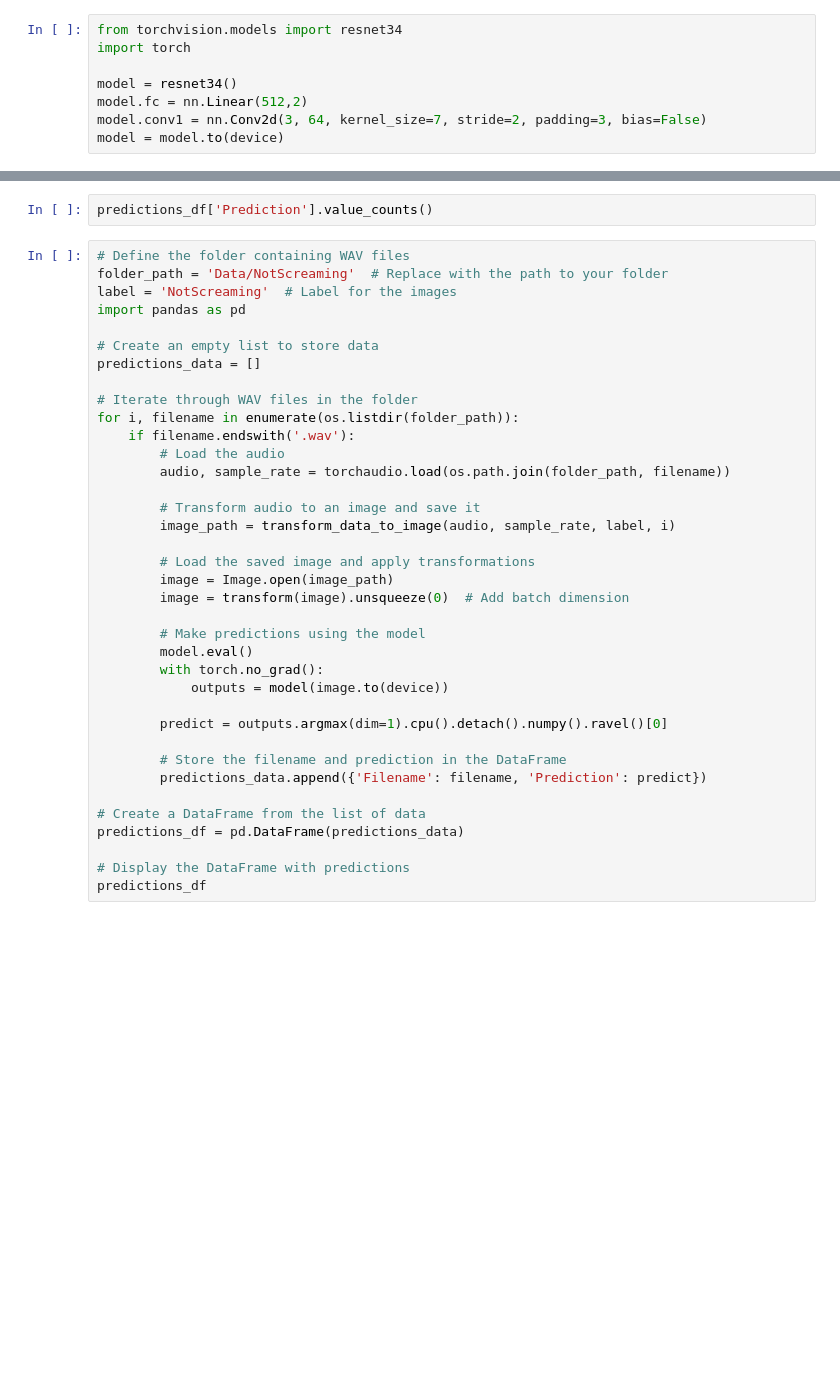
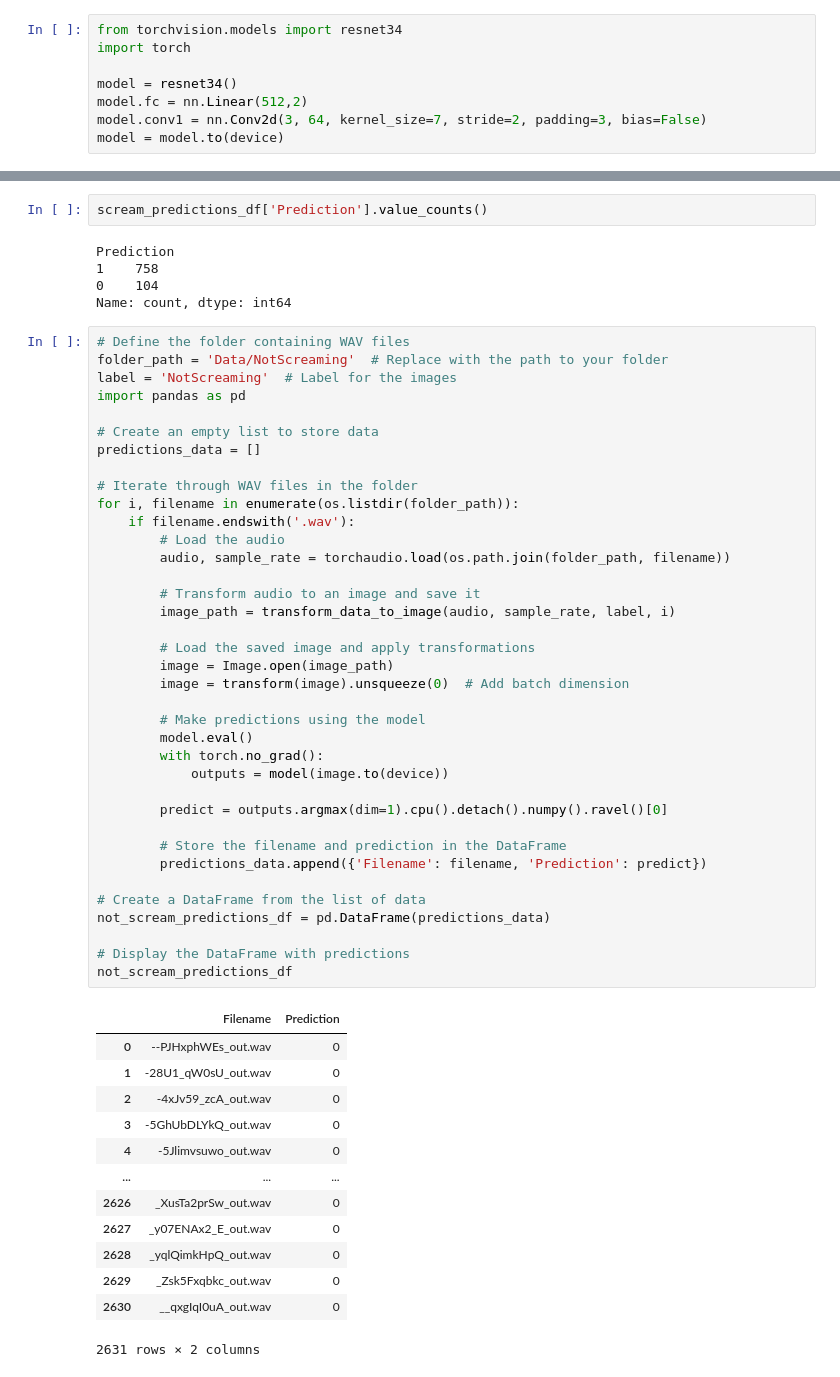
Before and after one commit to whats2000/HumanScreamingDetection, a Jupyter notebook: HumanScreamingDetection/Resnet34Train.ipynb, the cells around one changed output, grey strips where cells are left out. Cells and saved outputs as stored; diff of their text form; blank space fills up the shorter version.

```diff
--- a/HumanScreamingDetection/Resnet34Train.ipynb
+++ b/HumanScreamingDetection/Resnet34Train.ipynb
@@ -259,5 +332,10 @@ predictions_df
 # %%
-predictions_df['Prediction'].value_counts()
+scream_predictions_df['Prediction'].value_counts()
+# %% [output]
+Prediction
+1    758
+0    104
+Name: count, dtype: int64
 # %%
 # Define the folder containing WAV files
 folder_path = 'Data/NotScreaming'  # Replace with the path to your folder
@@ -266,33 +344,47 @@ import pandas as pd
 
 # Create an empty list to store data
 predictions_data = []
 
 # Iterate through WAV files in the folder
 for i, filename in enumerate(os.listdir(folder_path)):
     if filename.endswith('.wav'):
         # Load the audio
         audio, sample_rate = torchaudio.load(os.path.join(folder_path, filename))
 
         # Transform audio to an image and save it
         image_path = transform_data_to_image(audio, sample_rate, label, i)
 
         # Load the saved image and apply transformations
         image = Image.open(image_path)
         image = transform(image).unsqueeze(0)  # Add batch dimension
 
         # Make predictions using the model
         model.eval()
         with torch.no_grad():
             outputs = model(image.to(device))
 
         predict = outputs.argmax(dim=1).cpu().detach().numpy().ravel()[0]
 
         # Store the filename and prediction in the DataFrame
         predictions_data.append({'Filename': filename, 'Prediction': predict})
 
 # Create a DataFrame from the list of data
-predictions_df = pd.DataFrame(predictions_data)
+not_scream_predictions_df = pd.DataFrame(predictions_data)
 
 # Display the DataFrame with predictions
-predictions_df
+not_scream_predictions_df
+# %% [output]
+|  | Filename | Prediction |
+| 0 | --PJHxphWEs_out.wav | 0 |
+| 1 | -28U1_qW0sU_out.wav | 0 |
+| 2 | -4xJv59_zcA_out.wav | 0 |
+| 3 | -5GhUbDLYkQ_out.wav | 0 |
+| 4 | -5Jlimvsuwo_out.wav | 0 |
+| ... | ... | ... |
+| 2626 | _XusTa2prSw_out.wav | 0 |
+| 2627 | _y07ENAx2_E_out.wav | 0 |
+| 2628 | _yqlQimkHpQ_out.wav | 0 |
+| 2629 | _Zsk5Fxqbkc_out.wav | 0 |
+| 2630 | __qxgIqI0uA_out.wav | 0 |
+2631 rows × 2 columns
 # %%
```
Also changed, not shown: parts of 14 cells of this notebook.
